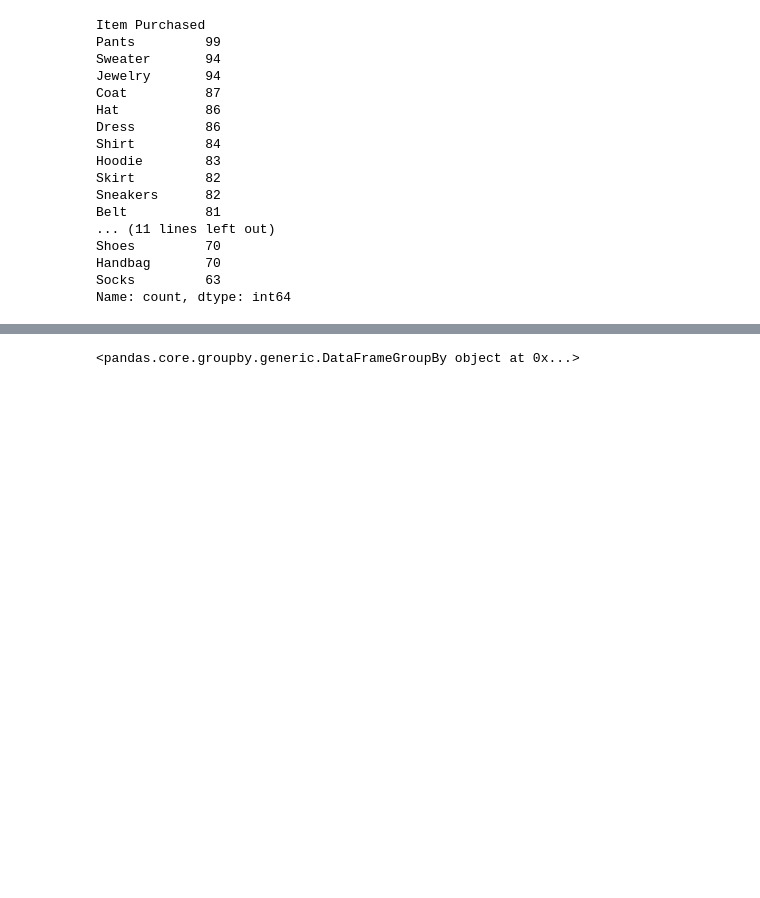
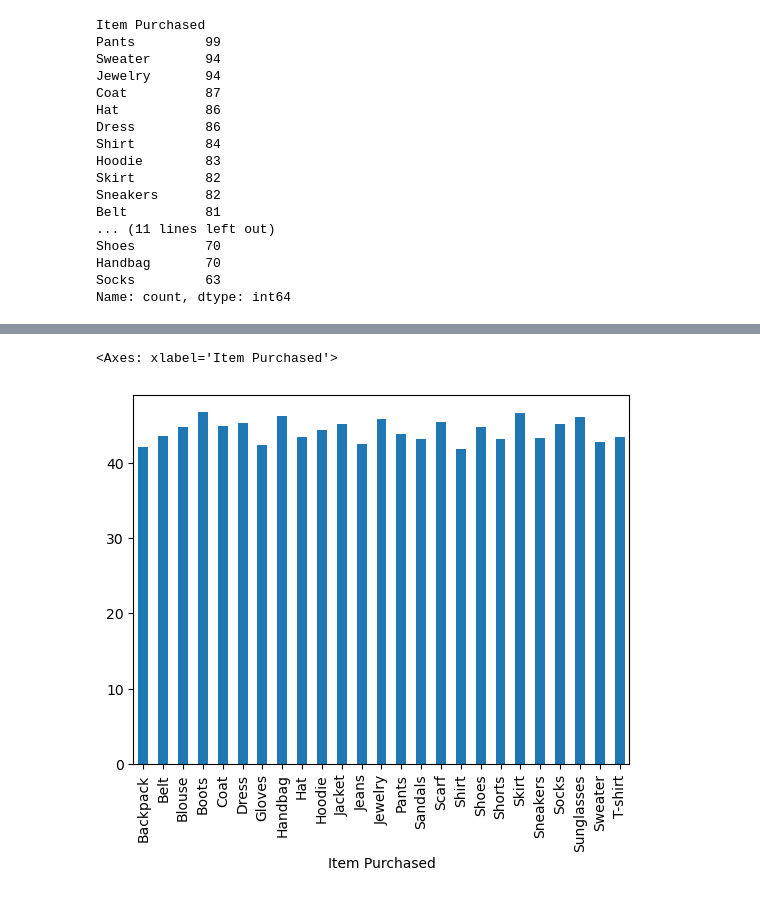
Before and after one commit to VectorTensor/AdexTask, a Jupyter notebook: DataAnalysis.ipynb, the cells around one changed output, grey strips where cells are left out. Drawn from its saved outputs; the diff is of its cells as text; code cells hidden in the pictures; blank space fills up the shorter version.

```diff
--- a/DataAnalysis.ipynb
+++ b/DataAnalysis.ipynb
@@ -139,3 +147,5 @@ gender_item_purchased_dist.plot(kind="pie",y="Male")
 # %%
+avg_age_per_item.plot(kind="bar")
 # %% [output]
-<pandas.core.groupby.generic.DataFrameGroupBy object at 0x...>
+<Axes: xlabel='Item Purchased'>
+[figure, added]
```
Also changed, not shown: parts of 6 cells of this notebook.
